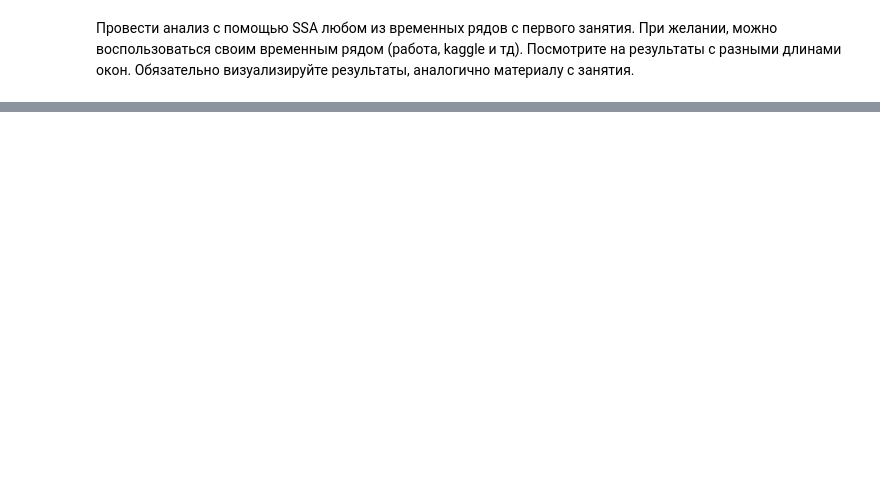
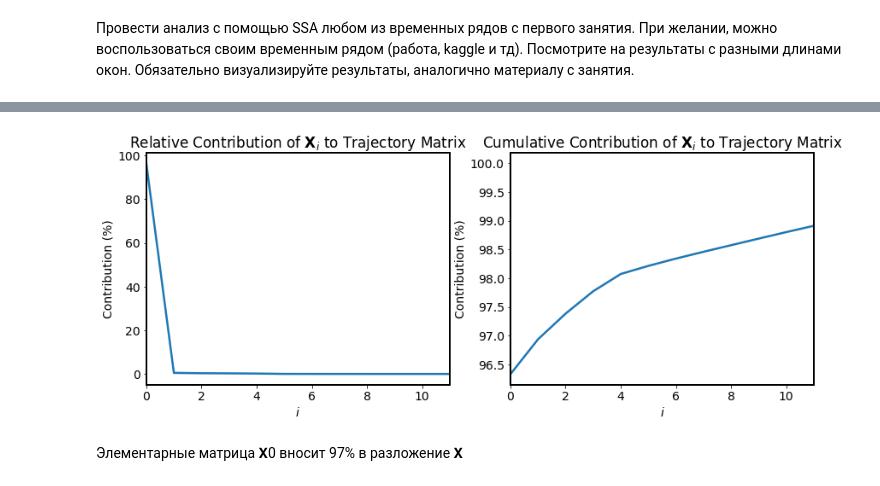
Before and after one commit to aluadev/time_series, a Jupyter notebook: 3_SSA.ipynb, the cells around one changed output, grey strips where cells are left out. Saved outputs shown, nothing was run; the diff lists cells and outputs as text; code cells hidden in the pictures; blank space fills up the shorter version.

```diff
--- a/3_SSA.ipynb
+++ b/3_SSA.ipynb
@@ -32,0 +127,17 @@ with plt.style.context('bmh'):
+# %%
+sigma_sumsq = (Sigma**2).sum()
+fig, ax = plt.subplots(1, 2, figsize=(14,5))
+ax[0].plot(Sigma**2 / sigma_sumsq * 100, lw=2.5)
+ax[0].set_xlim(0,11)
+ax[0].set_title("Relative Contribution of $\mathbf{X}_i$ to Trajectory Matrix")
+ax[0].set_xlabel("$i$")
+ax[0].set_ylabel("Contribution (%)")
+ax[1].plot((Sigma**2).cumsum() / sigma_sumsq * 100, lw=2.5)
+ax[1].set_xlim(0,11)
+ax[1].set_title("Cumulative Contribution of $\mathbf{X}_i$ to Trajectory Matrix")
+ax[1].set_xlabel("$i$")
+ax[1].set_ylabel("Contribution (%)");
+# %% [output]
+[figure, added]
+# %% [markdown]
+Элементарные матрица  𝐗0 вносит 97% в разложение  𝐗
```
Also changed, not shown: parts of 18 cells of this notebook.
